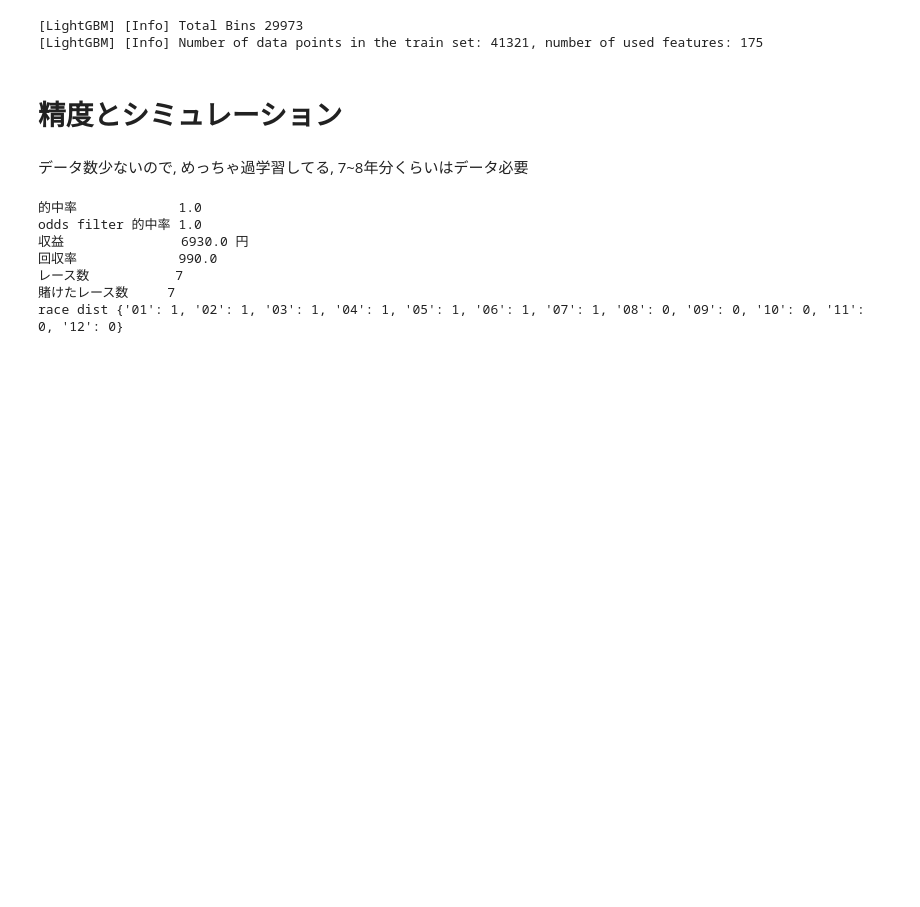
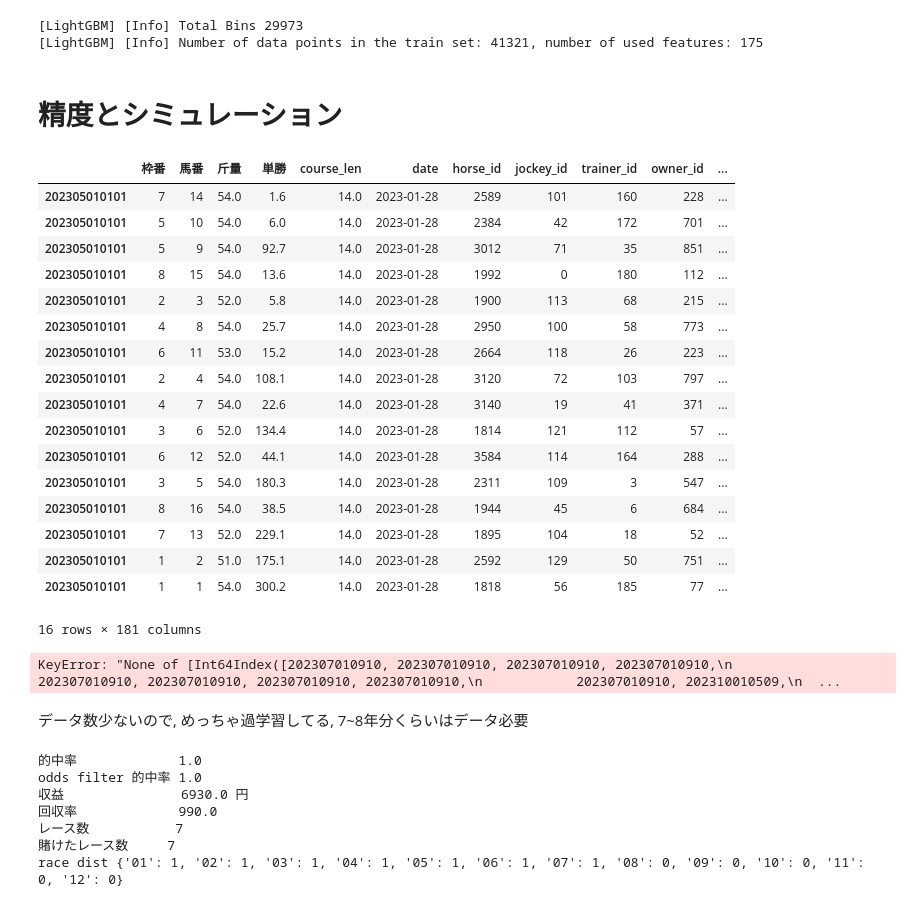
Before and after one commit to yodarjeering/horse_tmp, a Jupyter notebook: main.ipynb, the cells around one changed output. Saved outputs shown, nothing was run; the diff lists cells and outputs as text; code cells hidden in the pictures; blank space fills up the shorter version.

```diff
--- a/main.ipynb
+++ b/main.ipynb
@@ -47,6 +44,8 @@ return_tables.rename(columns={'0':0,'1':1,'2':2,'3':3},inplace=True)
 new_return_tables.rename(columns={'0':0,'1':1,'2':2,'3':3},inplace=True)
 update_return_tables = funcs.update_data(return_tables,new_return_tables)
 update_return_tables.to_csv(LocalPaths.RETURN_PATH)
+# %%
+race_id_list = list(set(return_tables.index))
 # %%
 # データ収集
 new_race_results = prepare.scrape_race_results(race_id_list)
@@ -430,9 +452,32 @@ lgb_rank = lgb.train(
 [LightGBM] [Info] Number of data points in the train set: 41321, number of used features: 175
 # %% [markdown]
 # 精度とシミュレーション
+# %%
+processed_df.loc[202305010101]
+# %% [output]
+|  | 枠番 | 馬番 | 斤量 | 単勝 | course_len | date | horse_id | jockey_id | trainer_id | owner_id | ... |
+| 202305010101 | 7 | 14 | 54.0 | 1.6 | 14.0 | 2023-01-28 | 2589 | 101 | 160 | 228 | ... |
+| 202305010101 | 5 | 10 | 54.0 | 6.0 | 14.0 | 2023-01-28 | 2384 | 42 | 172 | 701 | ... |
+| 202305010101 | 5 | 9 | 54.0 | 92.7 | 14.0 | 2023-01-28 | 3012 | 71 | 35 | 851 | ... |
+| 202305010101 | 8 | 15 | 54.0 | 13.6 | 14.0 | 2023-01-28 | 1992 | 0 | 180 | 112 | ... |
+| 202305010101 | 2 | 3 | 52.0 | 5.8 | 14.0 | 2023-01-28 | 1900 | 113 | 68 | 215 | ... |
+| 202305010101 | 4 | 8 | 54.0 | 25.7 | 14.0 | 2023-01-28 | 2950 | 100 | 58 | 773 | ... |
+| 202305010101 | 6 | 11 | 53.0 | 15.2 | 14.0 | 2023-01-28 | 2664 | 118 | 26 | 223 | ... |
+| 202305010101 | 2 | 4 | 54.0 | 108.1 | 14.0 | 2023-01-28 | 3120 | 72 | 103 | 797 | ... |
+| 202305010101 | 4 | 7 | 54.0 | 22.6 | 14.0 | 2023-01-28 | 3140 | 19 | 41 | 371 | ... |
+| 202305010101 | 3 | 6 | 52.0 | 134.4 | 14.0 | 2023-01-28 | 1814 | 121 | 112 | 57 | ... |
+| 202305010101 | 6 | 12 | 52.0 | 44.1 | 14.0 | 2023-01-28 | 3584 | 114 | 164 | 288 | ... |
+| 202305010101 | 3 | 5 | 54.0 | 180.3 | 14.0 | 2023-01-28 | 2311 | 109 | 3 | 547 | ... |
+| 202305010101 | 8 | 16 | 54.0 | 38.5 | 14.0 | 2023-01-28 | 1944 | 45 | 6 | 684 | ... |
+| 202305010101 | 7 | 13 | 52.0 | 229.1 | 14.0 | 2023-01-28 | 1895 | 104 | 18 | 52 | ... |
+| 202305010101 | 1 | 2 | 51.0 | 175.1 | 14.0 | 2023-01-28 | 2592 | 129 | 50 | 751 | ... |
+| 202305010101 | 1 | 1 | 54.0 | 300.2 | 14.0 | 2023-01-28 | 1818 | 56 | 185 | 77 | ... |
+16 rows × 181 columns
 # %%
 my_simulator = simulator.Simulator(lgb_rank)
-result_df = my_simulator.get_result_df(processed_df.loc[x_test.index],return_tables) # 結構時間かかる
+result_df = my_simulator.get_result_df(processed_df.loc[x_test.index],return_tables.loc[x_test.index]) # 結構時間かかる
+# %% [output]
+KeyError: "None of [Int64Index([202307010910, 202307010910, 202307010910, 202307010910,\n            202307010910, 202307010910, 202307010910, 202307010910,\n            202307010910, 202310010509,\n  ...
 # %%
 %autoreload
 # %% [markdown]
```
Also changed, not shown: parts of 4 cells of this notebook, 3 other files.
